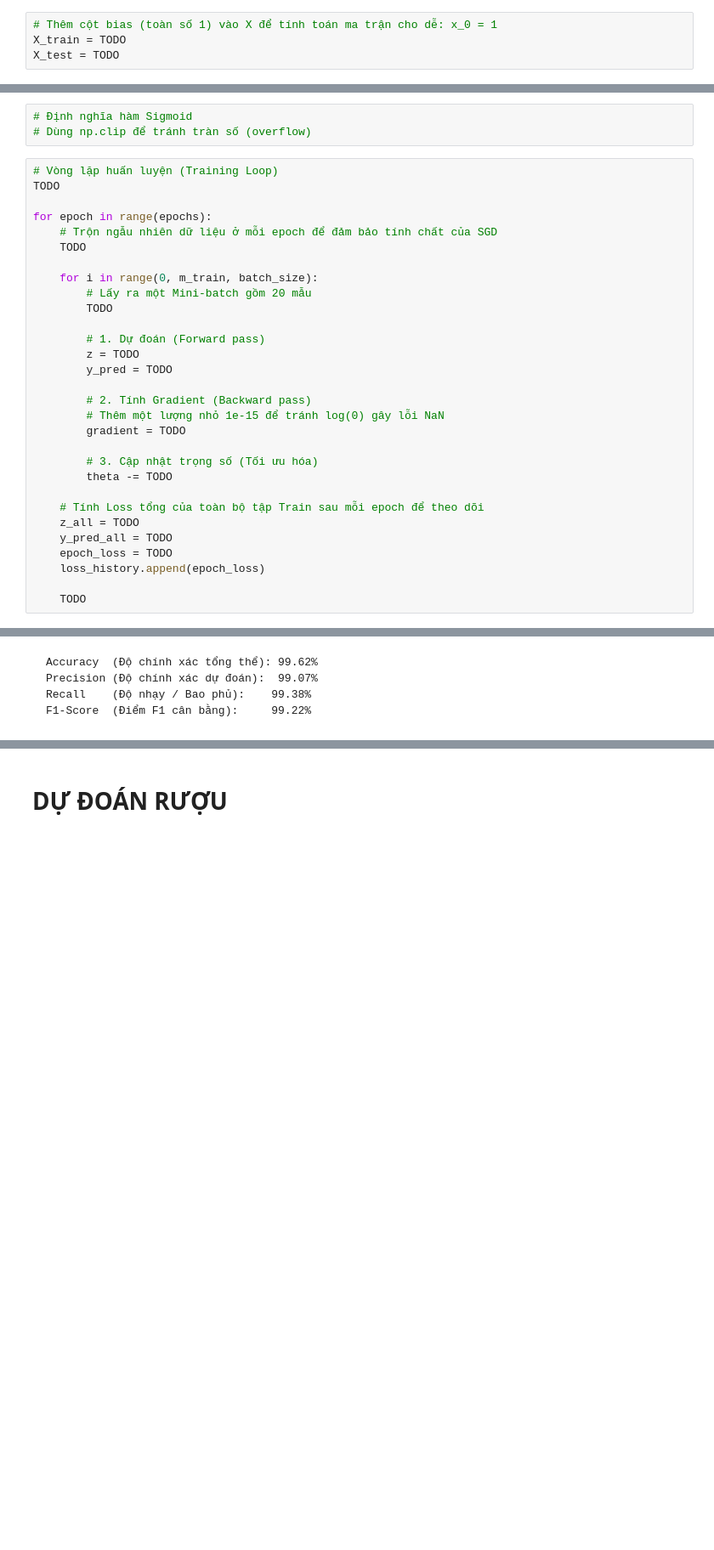
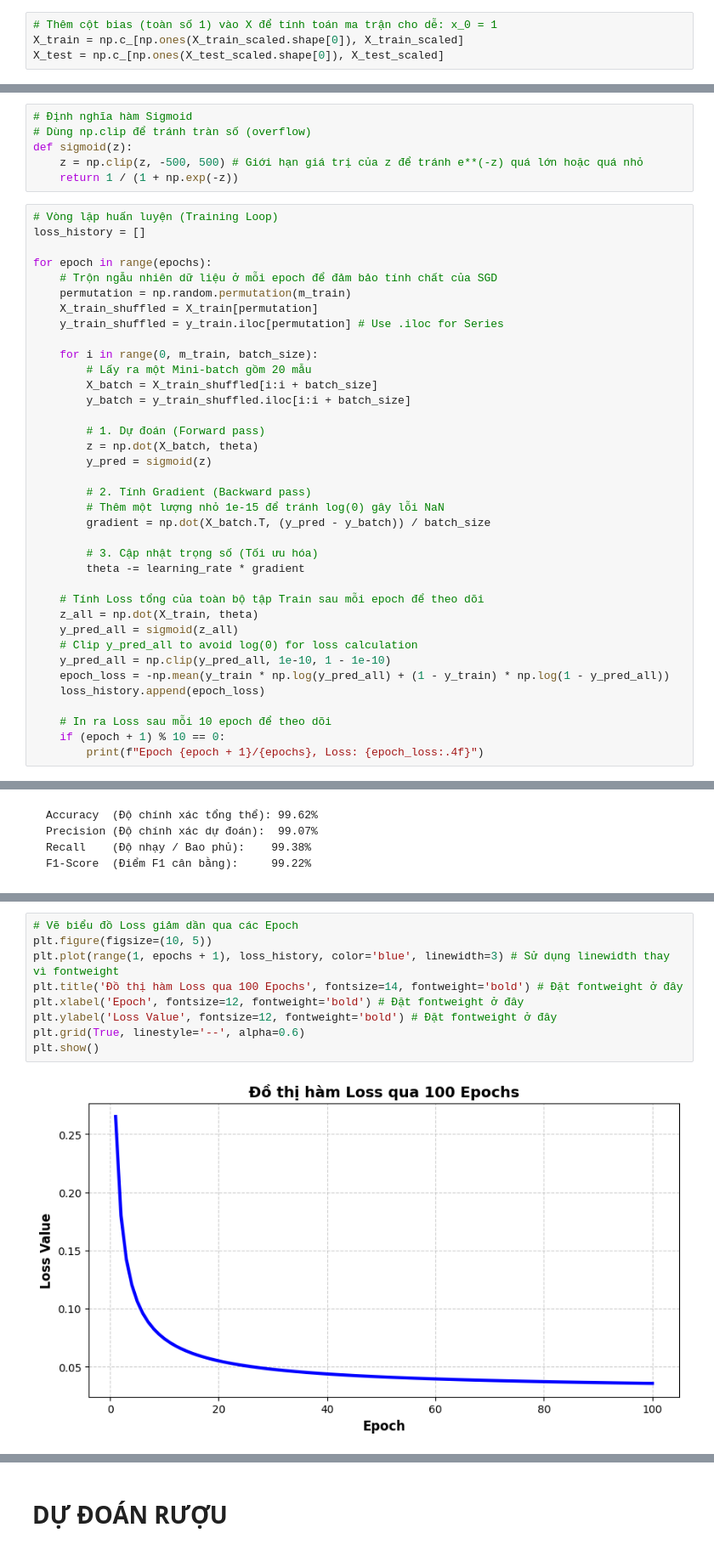
Before and after one commit to HTKhuongNinh-FPTU/MachineLearning-Doc, a Jupyter notebook: PHAN_LOAI_RUOU_VAG_LOGISTICS_REGESTION_SE.ipynb, the cells around one changed output, grey strips where cells are left out. Shown at 85% size. Drawn from its saved outputs; the diff is of its cells as text; blank space fills up the shorter version.

```diff
--- a/PHAN_LOAI_RUOU_VAG_LOGISTICS_REGESTION_SE.ipynb
+++ b/PHAN_LOAI_RUOU_VAG_LOGISTICS_REGESTION_SE.ipynb
@@ -137,7 +156,7 @@ TODO
 # %%
 # Thêm cột bias (toàn số 1) vào X để tính toán ma trận cho dễ: x_0 = 1
-X_train = TODO
-X_test = TODO
+X_train = np.c_[np.ones(X_train_scaled.shape[0]), X_train_scaled]
+X_test = np.c_[np.ones(X_test_scaled.shape[0]), X_test_scaled]
 # %% [markdown]
 # BƯỚC 4: XÂY DỰNG MÔ HÌNH LOGISTIC REGRESSION TỪ ĐẦU (SCRATCH)
 
@@ -174,34 +193,44 @@ m_train = X_train.shape[0]
 # %%
 # Định nghĩa hàm Sigmoid
 # Dùng np.clip để tránh tràn số (overflow)
+def sigmoid(z):
+    z = np.clip(z, -500, 500) # Giới hạn giá trị của z để tránh e**(-z) quá lớn hoặc quá nhỏ
+    return 1 / (1 + np.exp(-z))
 # %%
 # Vòng lặp huấn luyện (Training Loop)
-TODO
+loss_history = []
 
 for epoch in range(epochs):
     # Trộn ngẫu nhiên dữ liệu ở mỗi epoch để đảm bảo tính chất của SGD
-    TODO
+    permutation = np.random.permutation(m_train)
+    X_train_shuffled = X_train[permutation]
+    y_train_shuffled = y_train.iloc[permutation] # Use .iloc for Series
 
     for i in range(0, m_train, batch_size):
         # Lấy ra một Mini-batch gồm 20 mẫu
-        TODO
+        X_batch = X_train_shuffled[i:i + batch_size]
+        y_batch = y_train_shuffled.iloc[i:i + batch_size]
 
         # 1. Dự đoán (Forward pass)
-        z = TODO
-        y_pred = TODO
+        z = np.dot(X_batch, theta)
+        y_pred = sigmoid(z)
 
         # 2. Tính Gradient (Backward pass)
         # Thêm một lượng nhỏ 1e-15 để tránh log(0) gây lỗi NaN
-        gradient = TODO
+        gradient = np.dot(X_batch.T, (y_pred - y_batch)) / batch_size
 
         # 3. Cập nhật trọng số (Tối ưu hóa)
-        theta -= TODO
+        theta -= learning_rate * gradient
 
     # Tính Loss tổng của toàn bộ tập Train sau mỗi epoch để theo dõi
-    z_all = TODO
-    y_pred_all = TODO
-    epoch_loss = TODO
+    z_all = np.dot(X_train, theta)
+    y_pred_all = sigmoid(z_all)
+    # Clip y_pred_all to avoid log(0) for loss calculation
+    y_pred_all = np.clip(y_pred_all, 1e-10, 1 - 1e-10)
+    epoch_loss = -np.mean(y_train * np.log(y_pred_all) + (1 - y_train) * np.log(1 - y_pred_all))
     loss_history.append(epoch_loss)
 
-    TODO
+    # In ra Loss sau mỗi 10 epoch để theo dõi
+    if (epoch + 1) % 10 == 0:
+        print(f"Epoch {epoch + 1}/{epochs}, Loss: {epoch_loss:.4f}")
 # %% [output]
@@ -280,3 +297,14 @@ TODO
+# %%
+# Vẽ biểu đồ Loss giảm dần qua các Epoch
+plt.figure(figsize=(10, 5))
+plt.plot(range(1, epochs + 1), loss_history, color='blue', linewidth=3) # Sử dụng linewidth thay vì fontweight
+plt.title('Đồ thị hàm Loss qua 100 Epochs', fontsize=14, fontweight='bold') # Đặt fontweight ở đây
+plt.xlabel('Epoch', fontsize=12, fontweight='bold') # Đặt fontweight ở đây
+plt.ylabel('Loss Value', fontsize=12, fontweight='bold') # Đặt fontweight ở đây
+plt.grid(True, linestyle='--', alpha=0.6)
+plt.show()
+# %% [output]
+[figure, added]
 # %%
 # Tạo dữ liệu của 2 mẫu rượu mới để test mô hình
 # Cấu trúc mỗi dòng gồm 12 đặc trưng:
```
Also changed, not shown: parts of 18 cells of this notebook.
